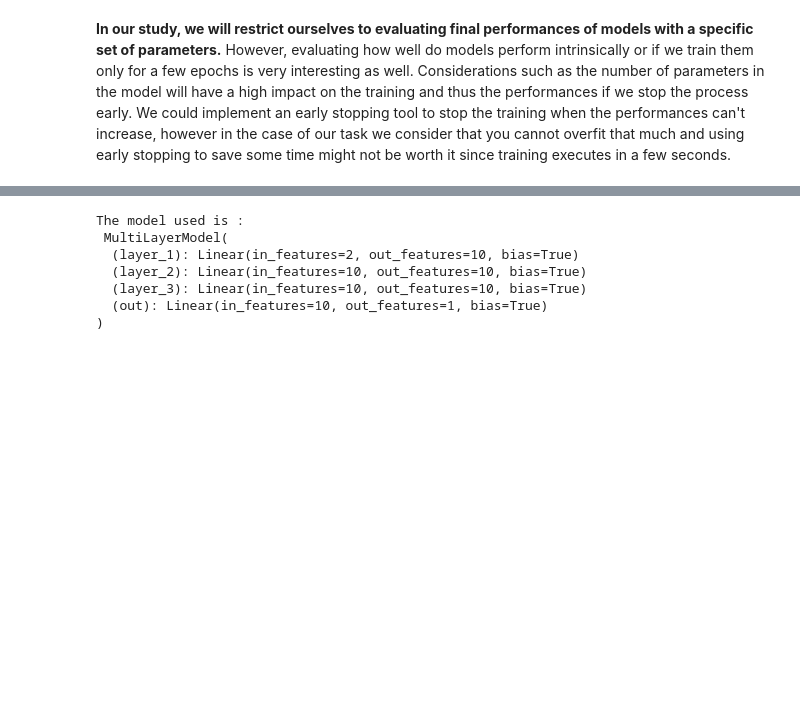
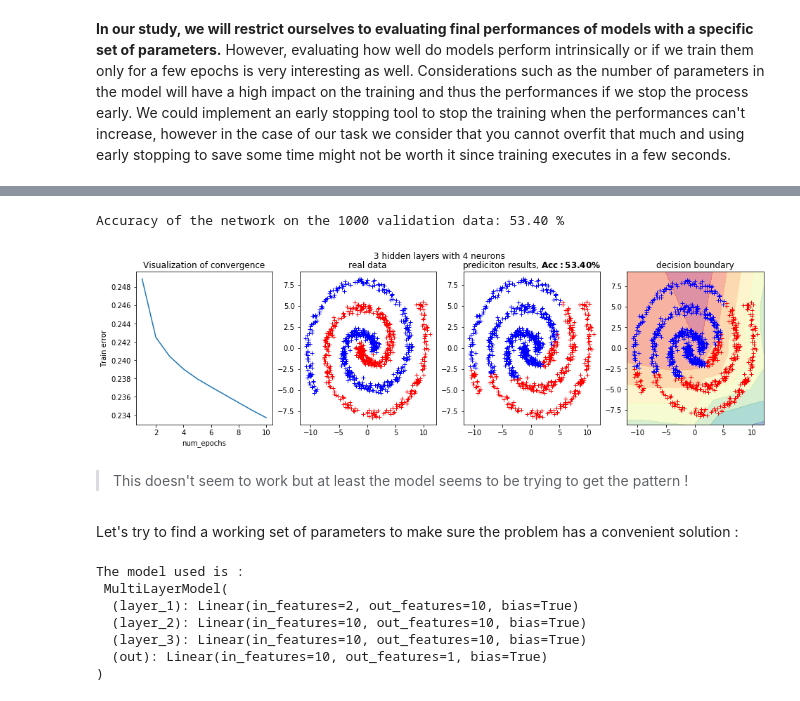
Before and after one commit to EmmanuelJhno/Advanced_Deep_Learning, a Jupyter notebook: Lab1/Training_binary_classification_model_with_pytorch.ipynb, the cells around one changed output, grey strips where cells are left out. Cells and saved outputs as stored; diff of their text form; code cells hidden in the pictures; blank space fills up the shorter version.

```diff
--- a/Lab1/Training_binary_classification_model_with_pytorch.ipynb
+++ b/Lab1/Training_binary_classification_model_with_pytorch.ipynb
@@ -280,3 +318,17 @@ class MultiLayerModel(nn.Module):
+# %%
+model.eval() # set the model to test mode
+with torch.no_grad():
+    y_pre = model(X_val).view(-1)
+acc = accuracy(y_val, y_pre, return_value=True)
+compare_pred(X_val, y_val, y_pre, model, train_error, accuracy=acc,
+                 title='{} hidden layers with {} neurons'.format(n_hidden_layers, n_neurons))
+# %% [output]
+Accuracy of the network on the 1000 validation data: 53.40 %
+[figure, added]
+# %% [markdown]
+> This doesn't seem to work but at least the model seems to be trying to get the pattern !
+# %% [markdown]
+Let's try to find a working set of parameters to make sure the problem has a convenient solution :
 # %%
 n_hidden_layers=3
 n_neurons=10
```
Also changed, not shown: parts of 12 cells of this notebook.
